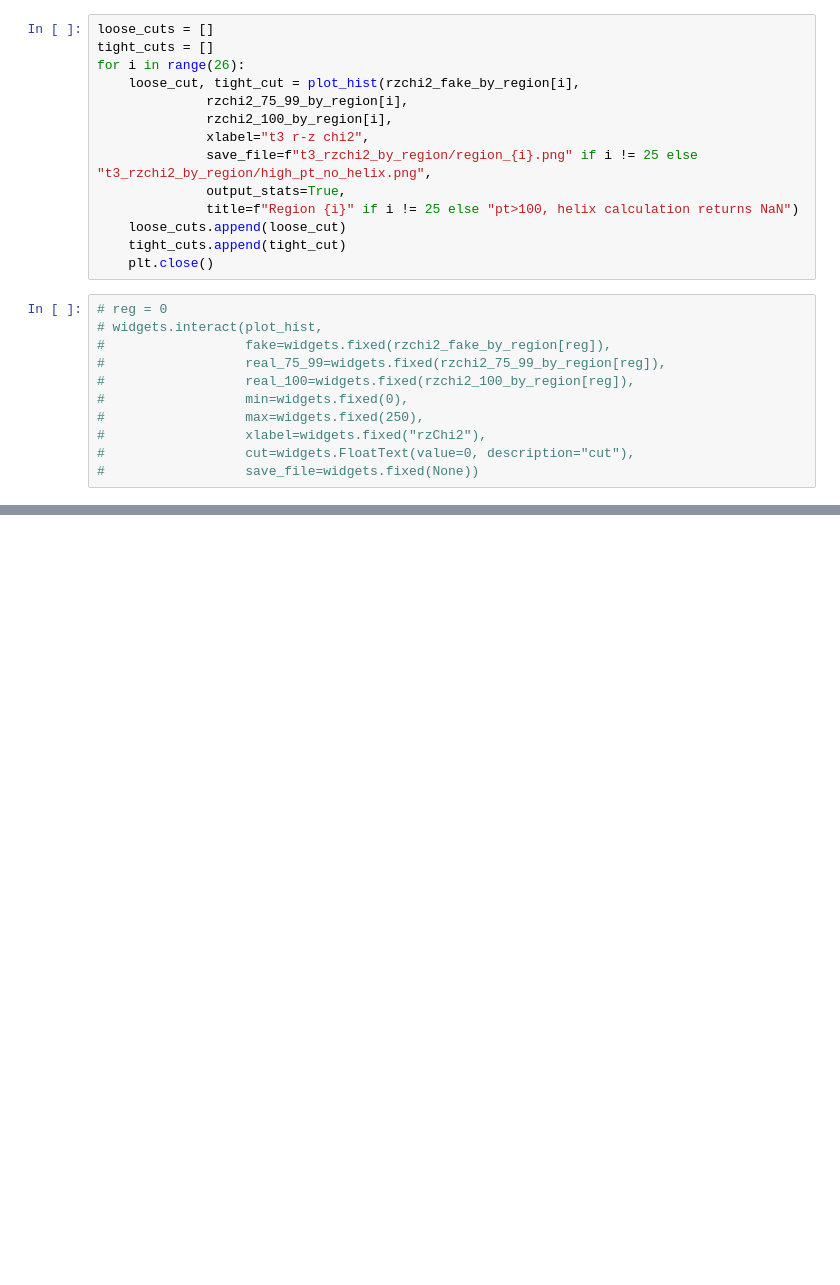
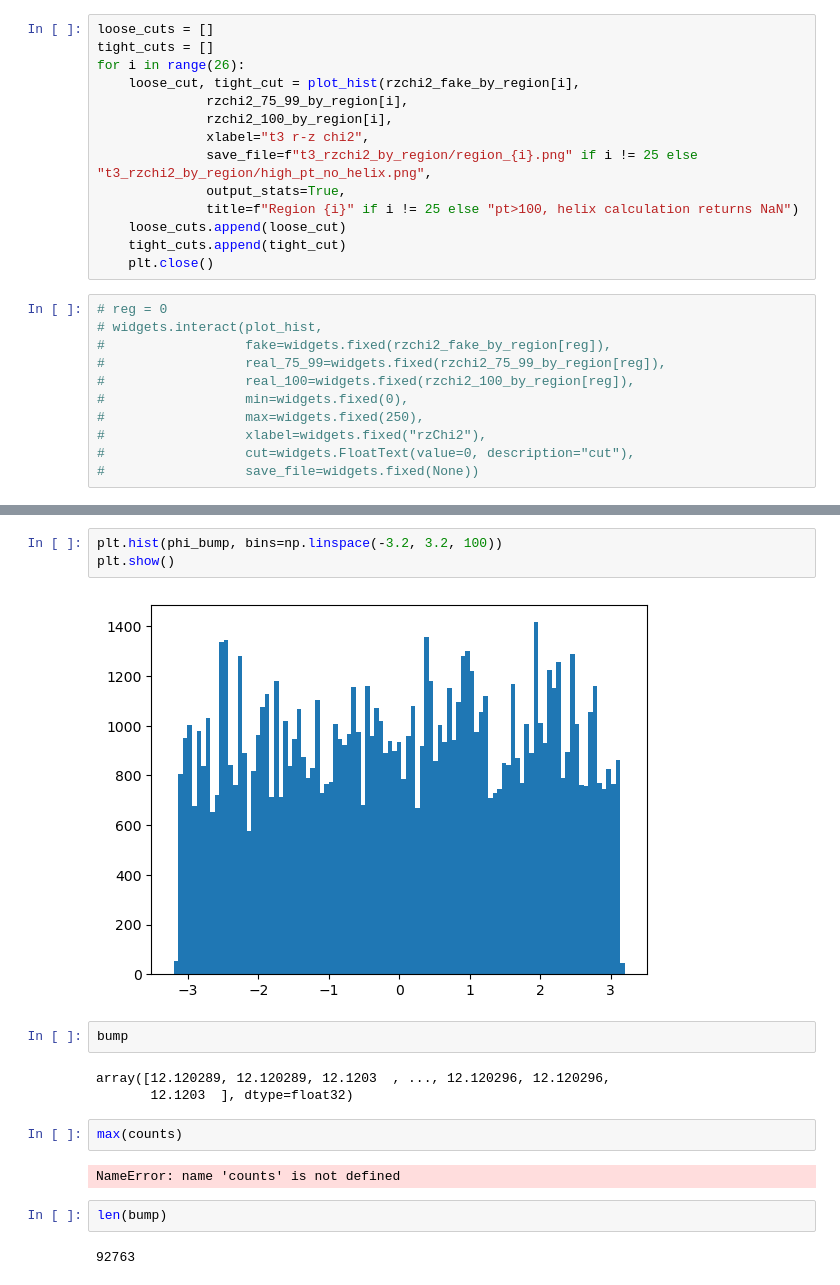
Before and after one commit to bucket420/lst-plots, a Jupyter notebook: plotting.ipynb, the cells around one changed output, grey strips where cells are left out. Cells and saved outputs as stored; diff of their text form; blank space fills up the shorter version.

```diff
--- a/plotting.ipynb
+++ b/plotting.ipynb
@@ -155,0 +190,18 @@ len(rzchi2[region==-1])
+# %%
+plt.hist(phi_bump, bins=np.linspace(-3.2, 3.2, 100))
+plt.show()
+# %% [output]
+[figure, added]
+# %%
+bump
+# %% [output]
+array([12.120289, 12.120289, 12.1203  , ..., 12.120296, 12.120296,
+       12.1203  ], dtype=float32)
+# %%
+max(counts)
+# %% [output]
+NameError: name 'counts' is not defined
+# %%
+len(bump)
+# %% [output]
+92763
```
Also changed, not shown: parts of 15 cells of this notebook, 50 other files.
